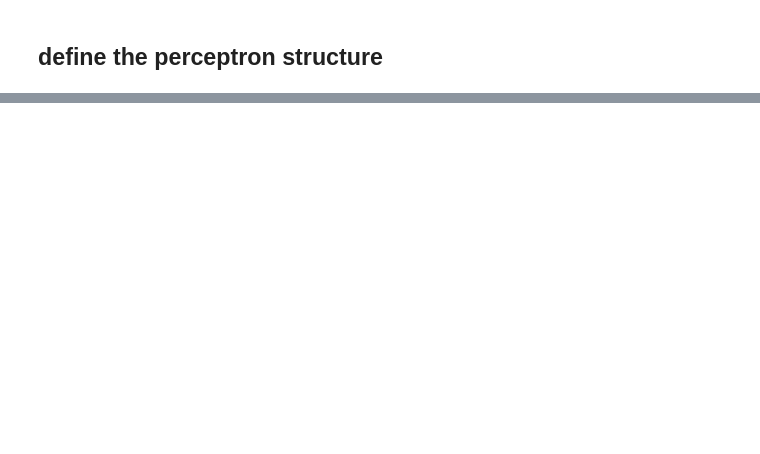
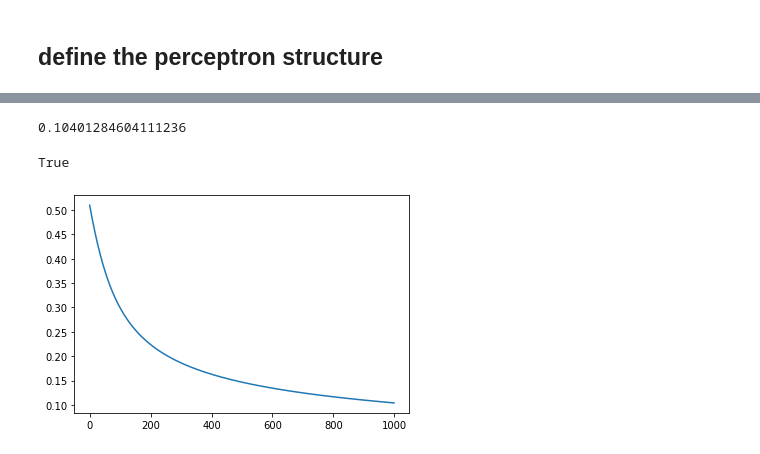
Before and after one commit to samsja/neural_net_educational_framewrok, a Jupyter notebook: linear_separability.ipynb, the cells around one changed output, grey strips where cells are left out. Cells and saved outputs as stored; diff of their text form; code cells hidden in the pictures; blank space fills up the shorter version.

```diff
--- a/linear_separability.ipynb
+++ b/linear_separability.ipynb
@@ -120,0 +160,6 @@ derivate_activation_func()
+# %%
+check_for_linear_separability(inputs,test_output,nb_epoch,lr,method="grad")
+# %% [output]
+0.10401284604111236
+True
+[figure, added]
```
Also changed, not shown: parts of 27 cells of this notebook.
